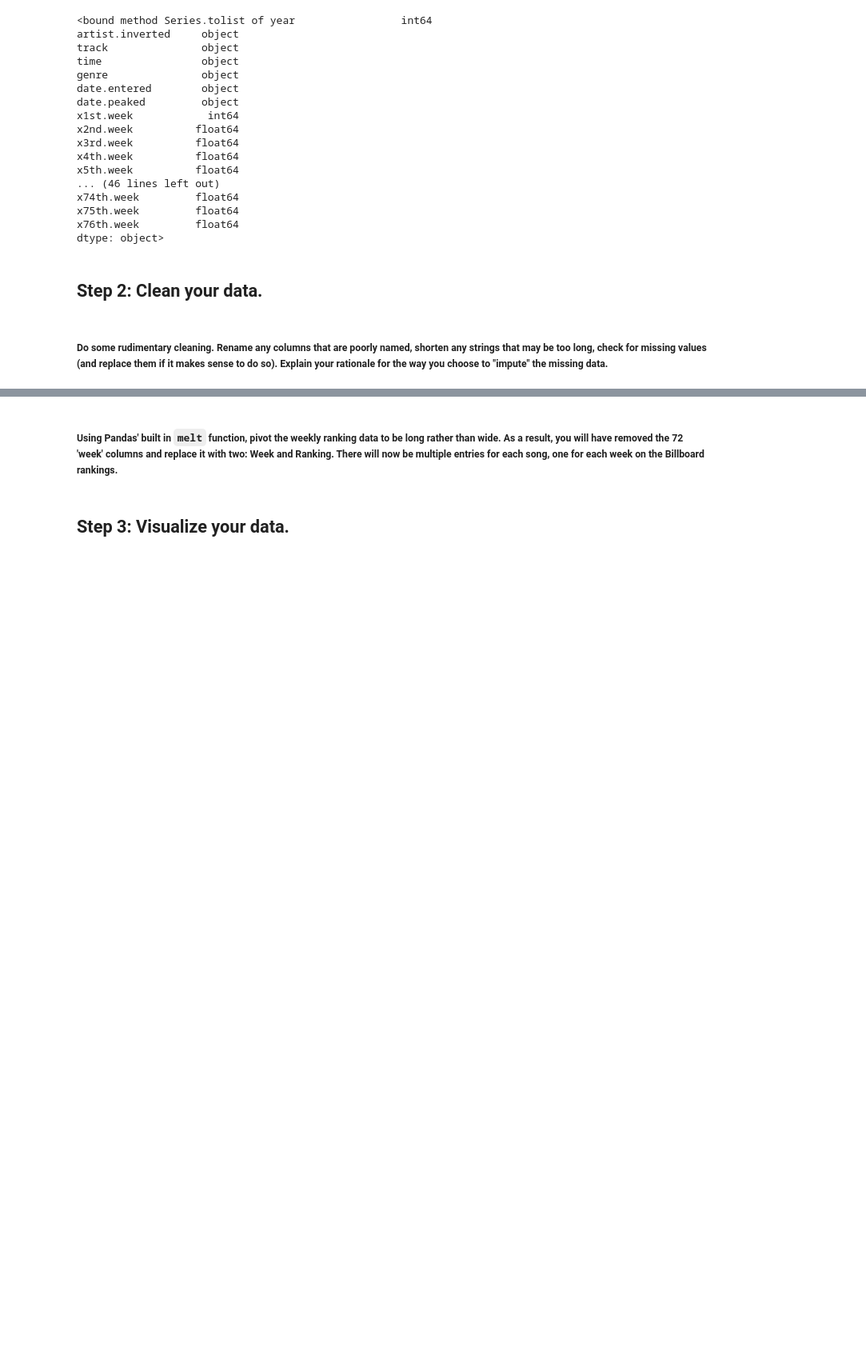
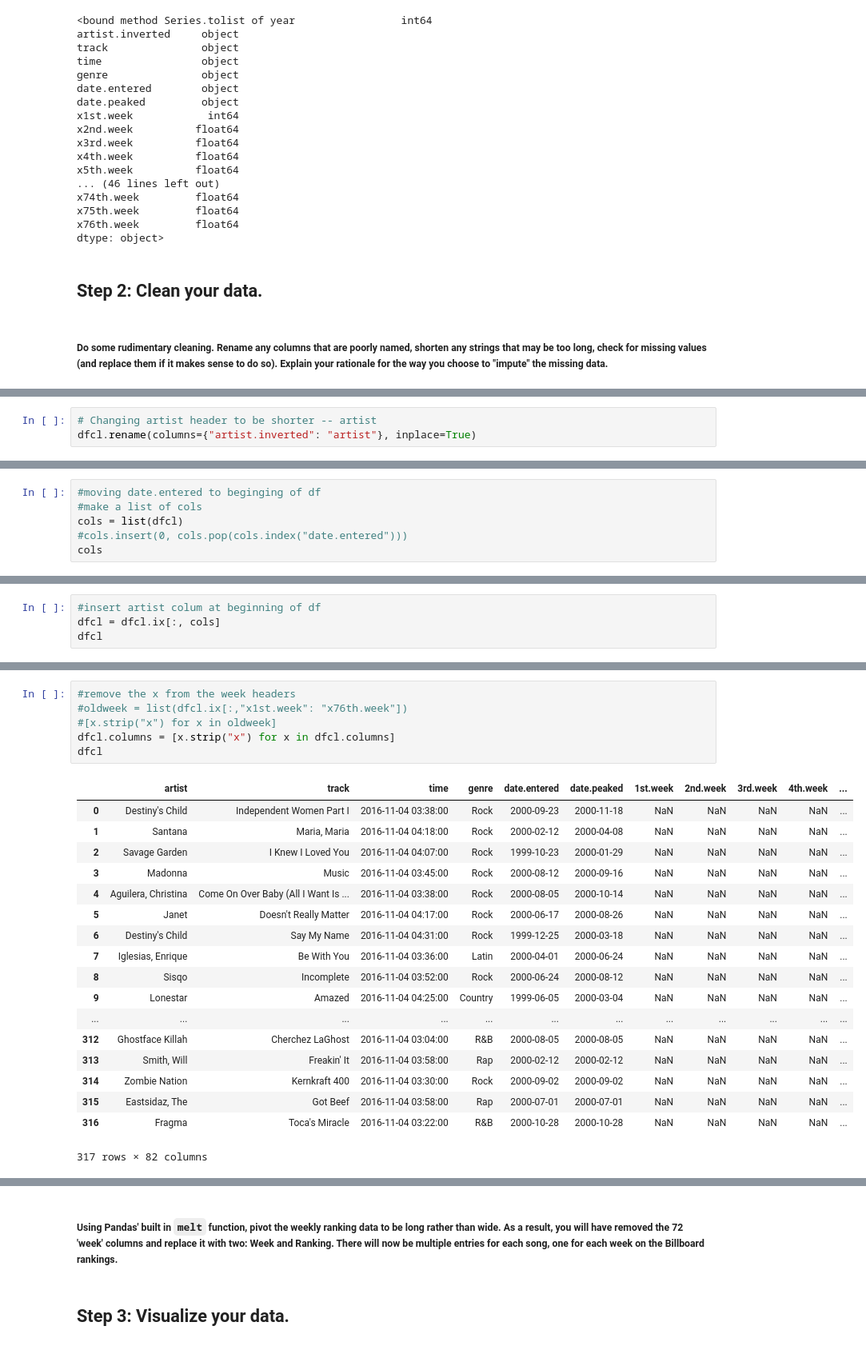
Before and after one commit to craigdewar/craigdewar-dsi, a Jupyter notebook: 01-projects-weekly/project-02/starter-code/project_2.ipynb, the cells around one changed output, grey strips where cells are left out. Shown at 80% size. Drawn from its saved outputs; the diff is of its cells as text; blank space fills up the shorter version.

```diff
--- a/01-projects-weekly/project-02/starter-code/project_2.ipynb
+++ b/01-projects-weekly/project-02/starter-code/project_2.ipynb
@@ -91,0 +70,3 @@ dfcl.rename(columns={"artist.inverted": "artist"}, )
+# %%
+# Changing artist header to be shorter -- artist
+dfcl.rename(columns={"artist.inverted": "artist"}, inplace=True)
@@ -91,0 +93,6 @@ dfcl.rename(columns={"artist.inverted": "artist"}, )
+# %%
+#moving date.entered to beginging of df
+#make a list of cols
+cols = list(dfcl)
+#cols.insert(0, cols.pop(cols.index("date.entered")))
+cols
@@ -91,0 +117,4 @@ dfcl.rename(columns={"artist.inverted": "artist"}, )
+# %%
+#insert artist colum at beginning of df
+dfcl = dfcl.ix[:, cols]
+dfcl
@@ -91,0 +140,25 @@ dfcl.rename(columns={"artist.inverted": "artist"}, )
+# %%
+#remove the x from the week headers
+#oldweek = list(dfcl.ix[:,"x1st.week": "x76th.week"])
+#[x.strip("x") for x in oldweek]
+dfcl.columns = [x.strip("x") for x in dfcl.columns]
+dfcl
+# %% [output]
+|  | artist | track | time | genre | date.entered | date.peaked | 1st.week | 2nd.week | 3rd.week | 4th.week | ... |
+| 0 | Destiny's Child | Independent Women Part I | 2016-11-04 03:38:00 | Rock | 2000-09-23 | 2000-11-18 | NaN | NaN | NaN | NaN | ... |
+| 1 | Santana | Maria, Maria | 2016-11-04 04:18:00 | Rock | 2000-02-12 | 2000-04-08 | NaN | NaN | NaN | NaN | ... |
+| 2 | Savage Garden | I Knew I Loved You | 2016-11-04 04:07:00 | Rock | 1999-10-23 | 2000-01-29 | NaN | NaN | NaN | NaN | ... |
+| 3 | Madonna | Music | 2016-11-04 03:45:00 | Rock | 2000-08-12 | 2000-09-16 | NaN | NaN | NaN | NaN | ... |
+| 4 | Aguilera, Christina | Come On Over Baby (All I Want Is ... | 2016-11-04 03:38:00 | Rock | 2000-08-05 | 2000-10-14 | NaN | NaN | NaN | NaN | ... |
+| 5 | Janet | Doesn't Really Matter | 2016-11-04 04:17:00 | Rock | 2000-06-17 | 2000-08-26 | NaN | NaN | NaN | NaN | ... |
+| 6 | Destiny's Child | Say My Name | 2016-11-04 04:31:00 | Rock | 1999-12-25 | 2000-03-18 | NaN | NaN | NaN | NaN | ... |
+| 7 | Iglesias, Enrique | Be With You | 2016-11-04 03:36:00 | Latin | 2000-04-01 | 2000-06-24 | NaN | NaN | NaN | NaN | ... |
+| 8 | Sisqo | Incomplete | 2016-11-04 03:52:00 | Rock | 2000-06-24 | 2000-08-12 | NaN | NaN | NaN | NaN | ... |
+| 9 | Lonestar | Amazed | 2016-11-04 04:25:00 | Country | 1999-06-05 | 2000-03-04 | NaN | NaN | NaN | NaN | ... |
+| ... | ... | ... | ... | ... | ... | ... | ... | ... | ... | ... | ... |
+| 312 | Ghostface Killah | Cherchez LaGhost | 2016-11-04 03:04:00 | R&B | 2000-08-05 | 2000-08-05 | NaN | NaN | NaN | NaN | ... |
+| 313 | Smith, Will | Freakin' It | 2016-11-04 03:58:00 | Rap | 2000-02-12 | 2000-02-12 | NaN | NaN | NaN | NaN | ... |
+| 314 | Zombie Nation | Kernkraft 400 | 2016-11-04 03:30:00 | Rock | 2000-09-02 | 2000-09-02 | NaN | NaN | NaN | NaN | ... |
+| 315 | Eastsidaz, The | Got Beef | 2016-11-04 03:58:00 | Rap | 2000-07-01 | 2000-07-01 | NaN | NaN | NaN | NaN | ... |
+| 316 | Fragma | Toca's Miracle | 2016-11-04 03:22:00 | R&B | 2000-10-28 | 2000-10-28 | NaN | NaN | NaN | NaN | ... |
+317 rows × 82 columns
```
Also changed, not shown: parts of 6 cells of this notebook, 1 other file.
